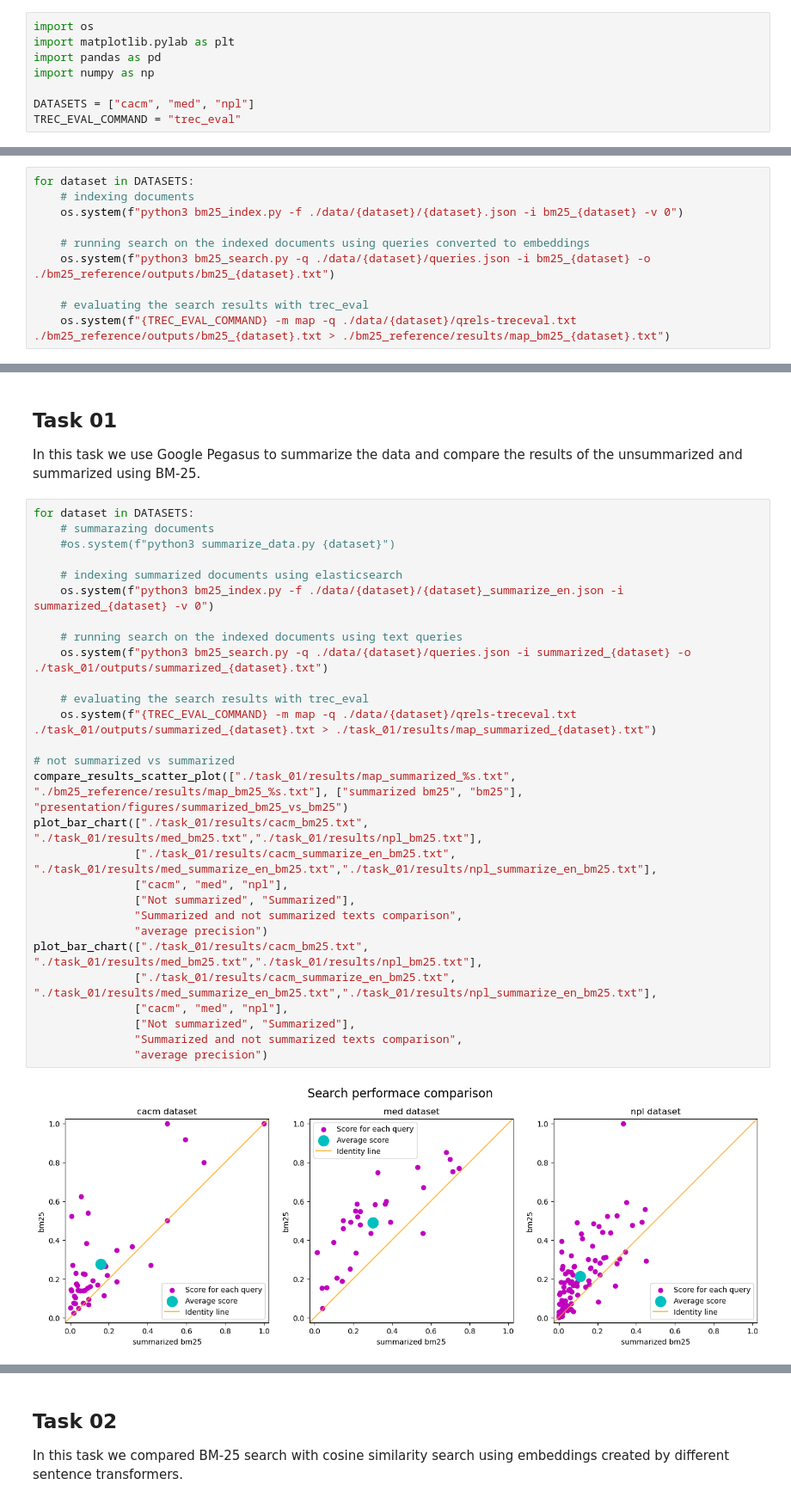
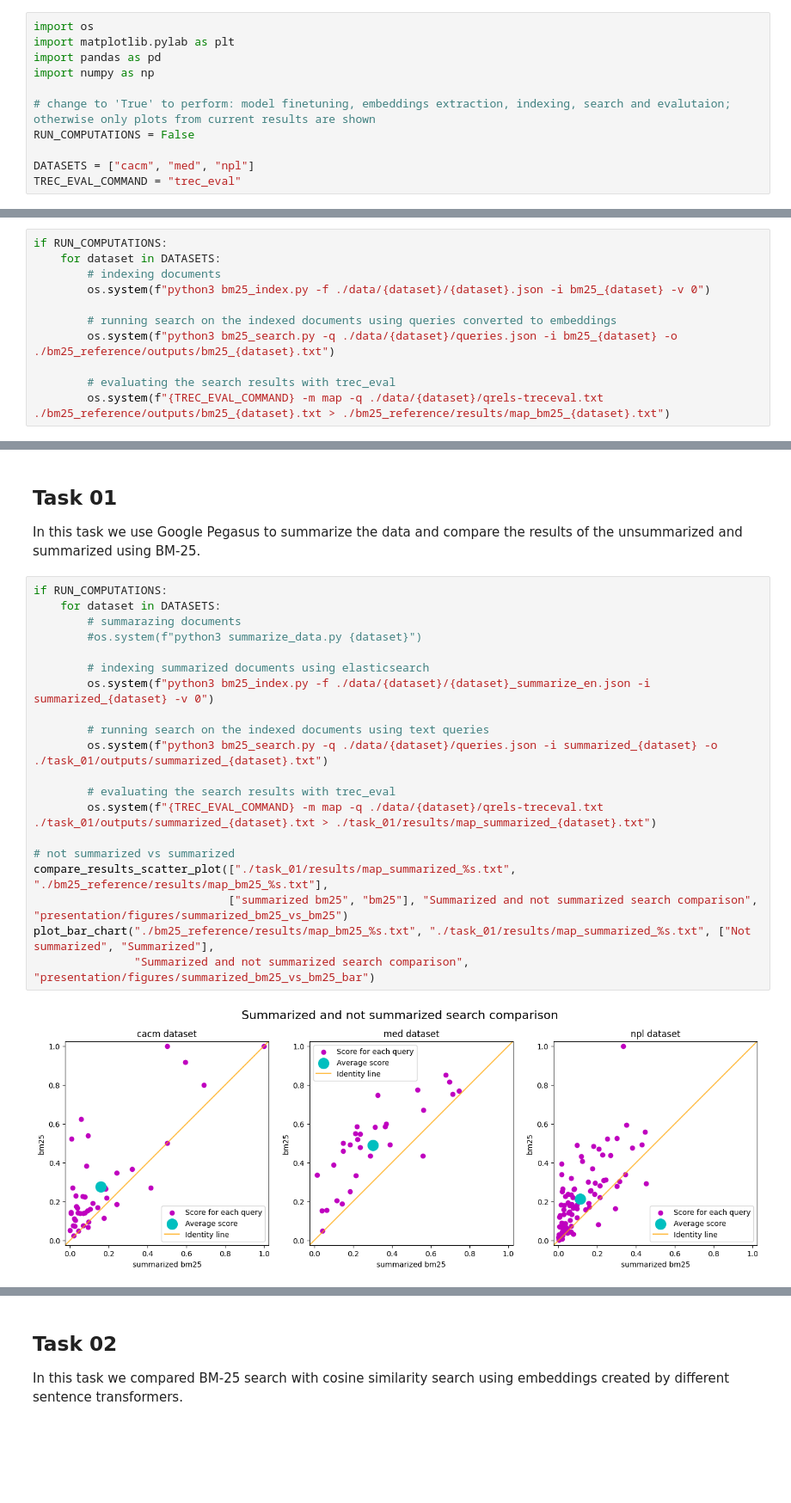
Before and after one commit to massimilianoviola/advanced-information-retrieval, a Jupyter notebook: tasks_presentation.ipynb, the cells around one changed output, grey strips where cells are left out. Shown at 86% size. Cells and saved outputs as stored; diff of their text form; blank space fills up the shorter version.

```diff
--- a/tasks_presentation.ipynb
+++ b/tasks_presentation.ipynb
@@ -6,6 +6,9 @@ import matplotlib.pylab as plt
 import pandas as pd
 import numpy as np
 
+# change to 'True' to perform: model finetuning, embeddings extraction, indexing, search and evalutaion; otherwise only plots from current results are shown
+RUN_COMPUTATIONS = False
+
 DATASETS = ["cacm", "med", "npl"]
 TREC_EVAL_COMMAND = "trec_eval"
 # %% [markdown]
@@ -86,12 +88,13 @@ def plot_bar_chart(input_files_one,input_files_two,names_of_datasets,legend_name
 ## Reference
 We chose the BM-25 search as our reference fro all tasks.
 # %%
-for dataset in DATASETS:
-    # indexing documents
-    os.system(f"python3 bm25_index.py -f ./data/{dataset}/{dataset}.json -i bm25_{dataset} -v 0")
+if RUN_COMPUTATIONS:
+    for dataset in DATASETS:
+        # indexing documents
+        os.system(f"python3 bm25_index.py -f ./data/{dataset}/{dataset}.json -i bm25_{dataset} -v 0")
 
-    # running search on the indexed documents using queries converted to embeddings
-    os.system(f"python3 bm25_search.py -q ./data/{dataset}/queries.json -i bm25_{dataset} -o ./bm25_reference/outputs/bm25_{dataset}.txt")
+        # running search on the indexed documents using queries converted to embeddings
+        os.system(f"python3 bm25_search.py -q ./data/{dataset}/queries.json -i bm25_{dataset} -o ./bm25_reference/outputs/bm25_{dataset}.txt")
 
-    # evaluating the search results with trec_eval
-    os.system(f"{TREC_EVAL_COMMAND} -m map -q ./data/{dataset}/qrels-treceval.txt ./bm25_reference/outputs/bm25_{dataset}.txt > ./bm25_reference/results/map_bm25_{dataset}.txt")
+        # evaluating the search results with trec_eval
+        os.system(f"{TREC_EVAL_COMMAND} -m map -q ./data/{dataset}/qrels-treceval.txt ./bm25_reference/outputs/bm25_{dataset}.txt > ./bm25_reference/results/map_bm25_{dataset}.txt")
@@ -109,32 +102,24 @@ curl -X DELETE "localhost:9200/bm25_npl"
 ## Task 01
 In this task we use Google Pegasus to summarize the data and compare the results of the unsummarized and summarized using BM-25.
 # %%
-for dataset in DATASETS:
-    # summarazing documents
-    #os.system(f"python3 summarize_data.py {dataset}")
+if RUN_COMPUTATIONS:
+    for dataset in DATASETS:
+        # summarazing documents
+        #os.system(f"python3 summarize_data.py {dataset}")
 
-    # indexing summarized documents using elasticsearch
-    os.system(f"python3 bm25_index.py -f ./data/{dataset}/{dataset}_summarize_en.json -i summarized_{dataset} -v 0")
+        # indexing summarized documents using elasticsearch
+        os.system(f"python3 bm25_index.py -f ./data/{dataset}/{dataset}_summarize_en.json -i summarized_{dataset} -v 0")
 
-    # running search on the indexed documents using text queries
-    os.system(f"python3 bm25_search.py -q ./data/{dataset}/queries.json -i summarized_{dataset} -o ./task_01/outputs/summarized_{dataset}.txt")
+        # running search on the indexed documents using text queries
+        os.system(f"python3 bm25_search.py -q ./data/{dataset}/queries.json -i summarized_{dataset} -o ./task_01/outputs/summarized_{dataset}.txt")
 
-    # evaluating the search results with trec_eval
-    os.system(f"{TREC_EVAL_COMMAND} -m map -q ./data/{dataset}/qrels-treceval.txt ./task_01/outputs/summarized_{dataset}.txt > ./task_01/results/map_summarized_{dataset}.txt")
+        # evaluating the search results with trec_eval
+        os.system(f"{TREC_EVAL_COMMAND} -m map -q ./data/{dataset}/qrels-treceval.txt ./task_01/outputs/summarized_{dataset}.txt > ./task_01/results/map_summarized_{dataset}.txt")
 
 # not summarized vs summarized
-compare_results_scatter_plot(["./task_01/results/map_summarized_%s.txt", "./bm25_reference/results/map_bm25_%s.txt"], ["summarized bm25", "bm25"], "presentation/figures/summarized_bm25_vs_bm25")
-plot_bar_chart(["./task_01/results/cacm_bm25.txt", "./task_01/results/med_bm25.txt","./task_01/results/npl_bm25.txt"],
-               ["./task_01/results/cacm_summarize_en_bm25.txt", "./task_01/results/med_summarize_en_bm25.txt","./task_01/results/npl_summarize_en_bm25.txt"],
-               ["cacm", "med", "npl"],
-               ["Not summarized", "Summarized"],
-               "Summarized and not summarized texts comparison",
-               "average precision")
-plot_bar_chart(["./task_01/results/cacm_bm25.txt", "./task_01/results/med_bm25.txt","./task_01/results/npl_bm25.txt"],
-               ["./task_01/results/cacm_summarize_en_bm25.txt", "./task_01/results/med_summarize_en_bm25.txt","./task_01/results/npl_summarize_en_bm25.txt"],
-               ["cacm", "med", "npl"],
-               ["Not summarized", "Summarized"],
-               "Summarized and not summarized texts comparison",
-               "average precision")
+compare_results_scatter_plot(["./task_01/results/map_summarized_%s.txt", "./bm25_reference/results/map_bm25_%s.txt"],
+                             ["summarized bm25", "bm25"], "Summarized and not summarized search comparison", "presentation/figures/summarized_bm25_vs_bm25")
+plot_bar_chart("./bm25_reference/results/map_bm25_%s.txt", "./task_01/results/map_summarized_%s.txt", ["Not summarized", "Summarized"],
+               "Summarized and not summarized search comparison", "presentation/figures/summarized_bm25_vs_bm25_bar")
 # %% [output]
-[figure, old version]
+[figure, new version]
```
Also changed, not shown: parts of 7 cells of this notebook, 14 other files.
